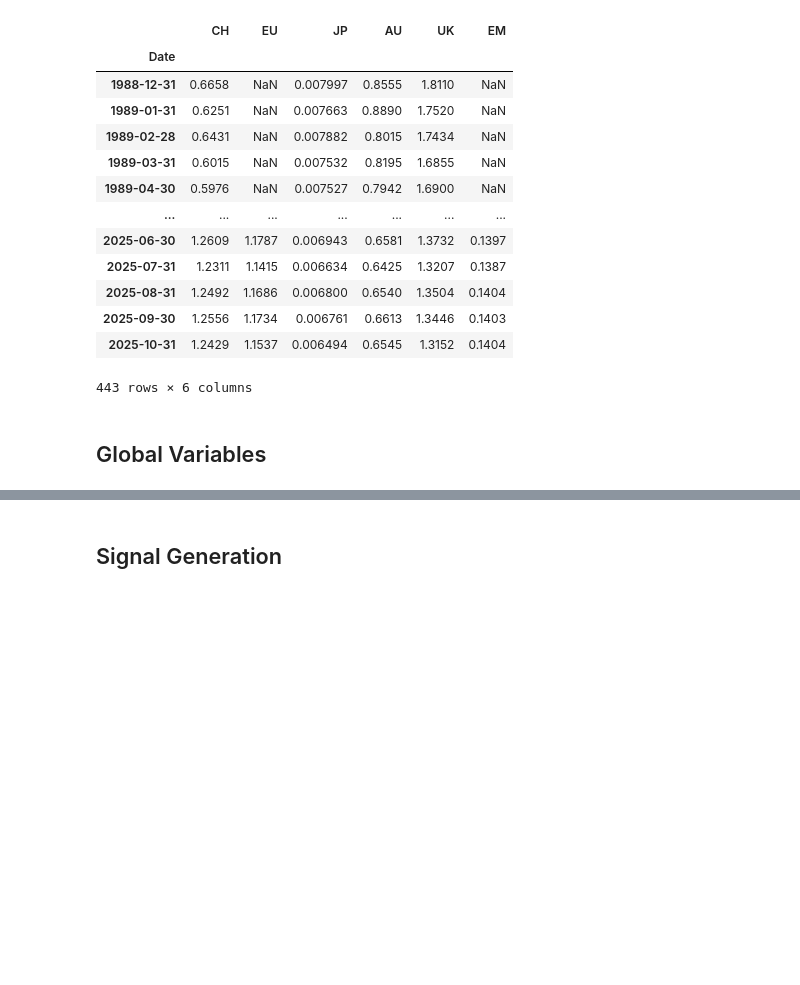
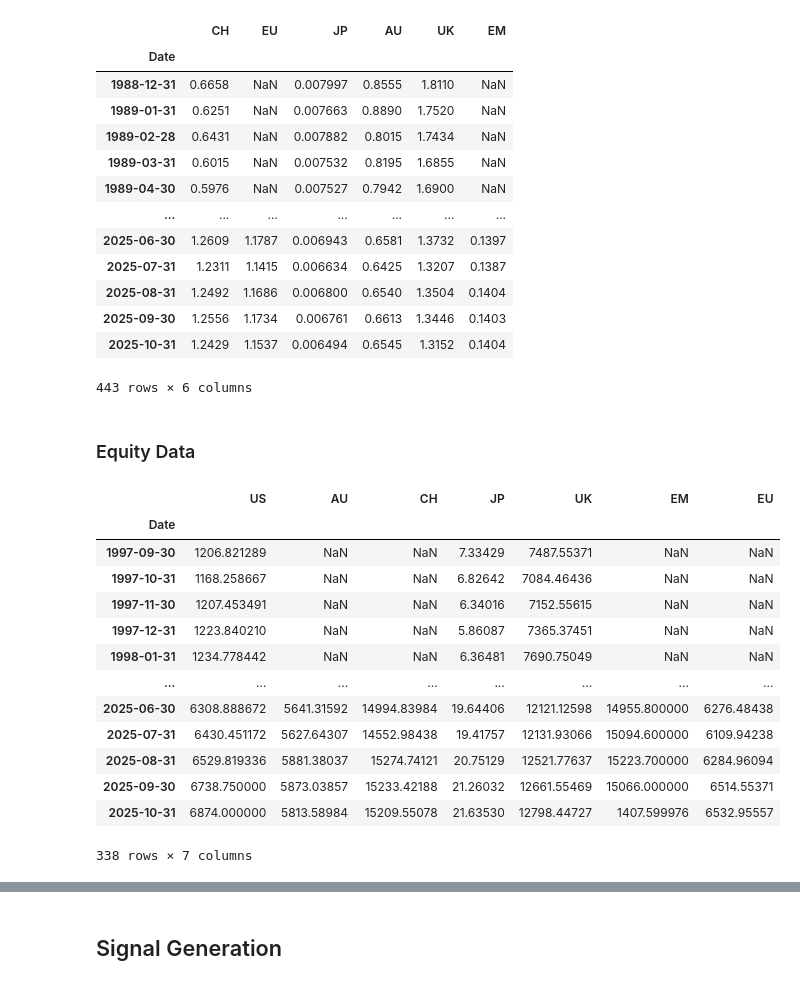
Before and after one commit to DanUZH/PMP_December_8, a Jupyter notebook: Code_Ryan/International Trade Portfolios/IT_Equities.ipynb, the cells around one changed output, grey strips where cells are left out. Drawn from its saved outputs; the diff is of its cells as text; code cells hidden in the pictures; blank space fills up the shorter version.

```diff
--- a/Code_Ryan/International Trade Portfolios/IT_Equities.ipynb
+++ b/Code_Ryan/International Trade Portfolios/IT_Equities.ipynb
@@ -161,5 +230,3 @@ display(currency_spot)
 | 2025-09-30 | 1.2556 | 1.1734 | 0.006761 | 0.6613 | 1.3446 | 0.1403 |
 | 2025-10-31 | 1.2429 | 1.1537 | 0.006494 | 0.6545 | 1.3152 | 0.1404 |
 443 rows × 6 columns
-# %% [markdown]
-## Global Variables
@@ -174,0 +233,28 @@ benchmark = benchmark_data
+# %% [markdown]
+### Equity Data
+# %%
+# --- Load Equity Price Data ---
+equity_prices = pd.read_excel(
+    f"{path}/Equity Data.xlsx",
+    index_col = 0,
+    parse_dates = True
+)
+equity_prices.index = pd.to_datetime(equity_prices.index)
+equity_prices.index = equity_prices.index + pd.offsets.MonthEnd(0)
+
+display(equity_prices)
+# %% [output]
+|  | US | AU | CH | JP | UK | EM | EU |
+| Date |  |  |  |  |  |  |  |
+| 1997-09-30 | 1206.821289 | NaN | NaN | 7.33429 | 7487.55371 | NaN | NaN |
+| 1997-10-31 | 1168.258667 | NaN | NaN | 6.82642 | 7084.46436 | NaN | NaN |
+| 1997-11-30 | 1207.453491 | NaN | NaN | 6.34016 | 7152.55615 | NaN | NaN |
+| 1997-12-31 | 1223.840210 | NaN | NaN | 5.86087 | 7365.37451 | NaN | NaN |
+| 1998-01-31 | 1234.778442 | NaN | NaN | 6.36481 | 7690.75049 | NaN | NaN |
+| ... | ... | ... | ... | ... | ... | ... | ... |
+| 2025-06-30 | 6308.888672 | 5641.31592 | 14994.83984 | 19.64406 | 12121.12598 | 14955.800000 | 6276.48438 |
+| 2025-07-31 | 6430.451172 | 5627.64307 | 14552.98438 | 19.41757 | 12131.93066 | 15094.600000 | 6109.94238 |
+| 2025-08-31 | 6529.819336 | 5881.38037 | 15274.74121 | 20.75129 | 12521.77637 | 15223.700000 | 6284.96094 |
+| 2025-09-30 | 6738.750000 | 5873.03857 | 15233.42188 | 21.26032 | 12661.55469 | 15066.000000 | 6514.55371 |
+| 2025-10-31 | 6874.000000 | 5813.58984 | 15209.55078 | 21.63530 | 12798.44727 | 1407.599976 | 6532.95557 |
+338 rows × 7 columns
```
Also changed, not shown: parts of 17 cells of this notebook, 4 other files.
